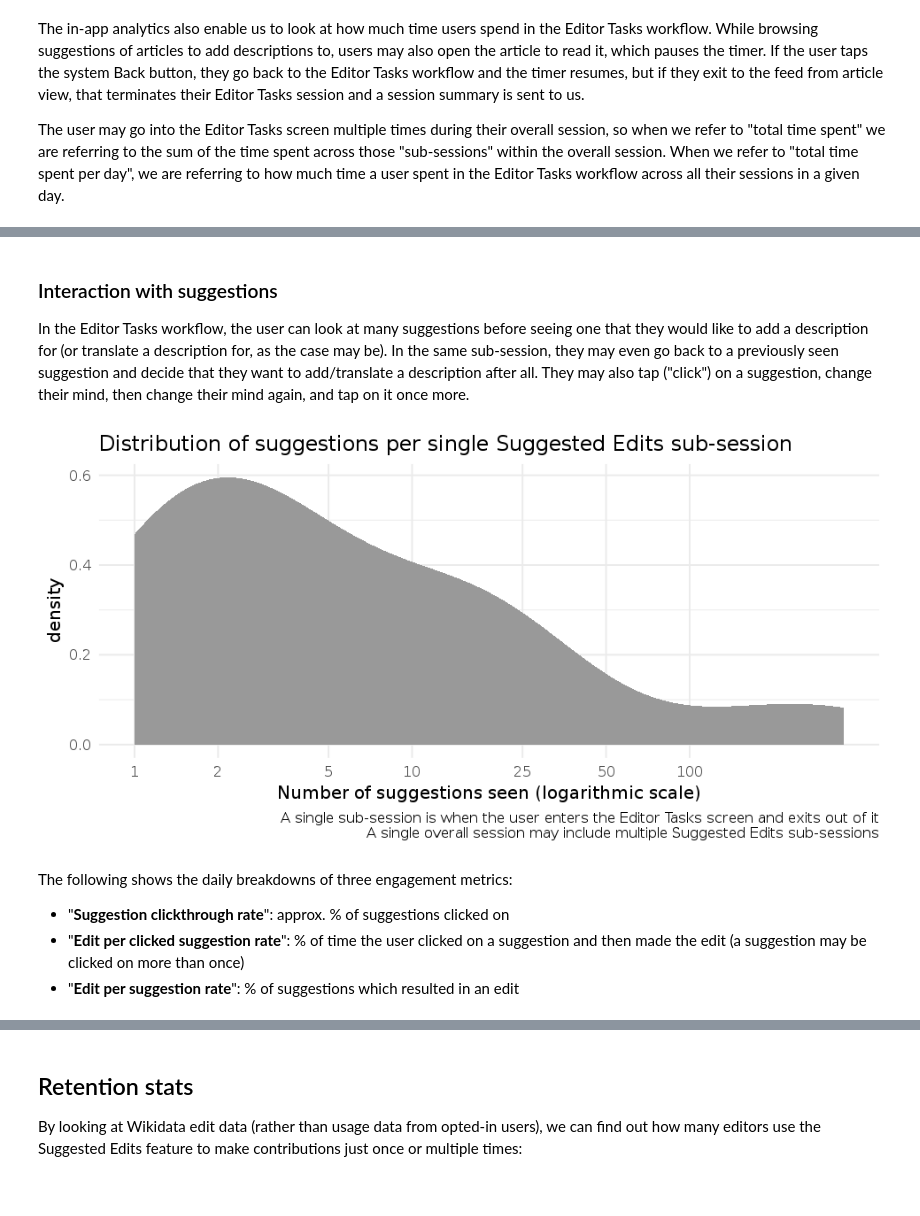
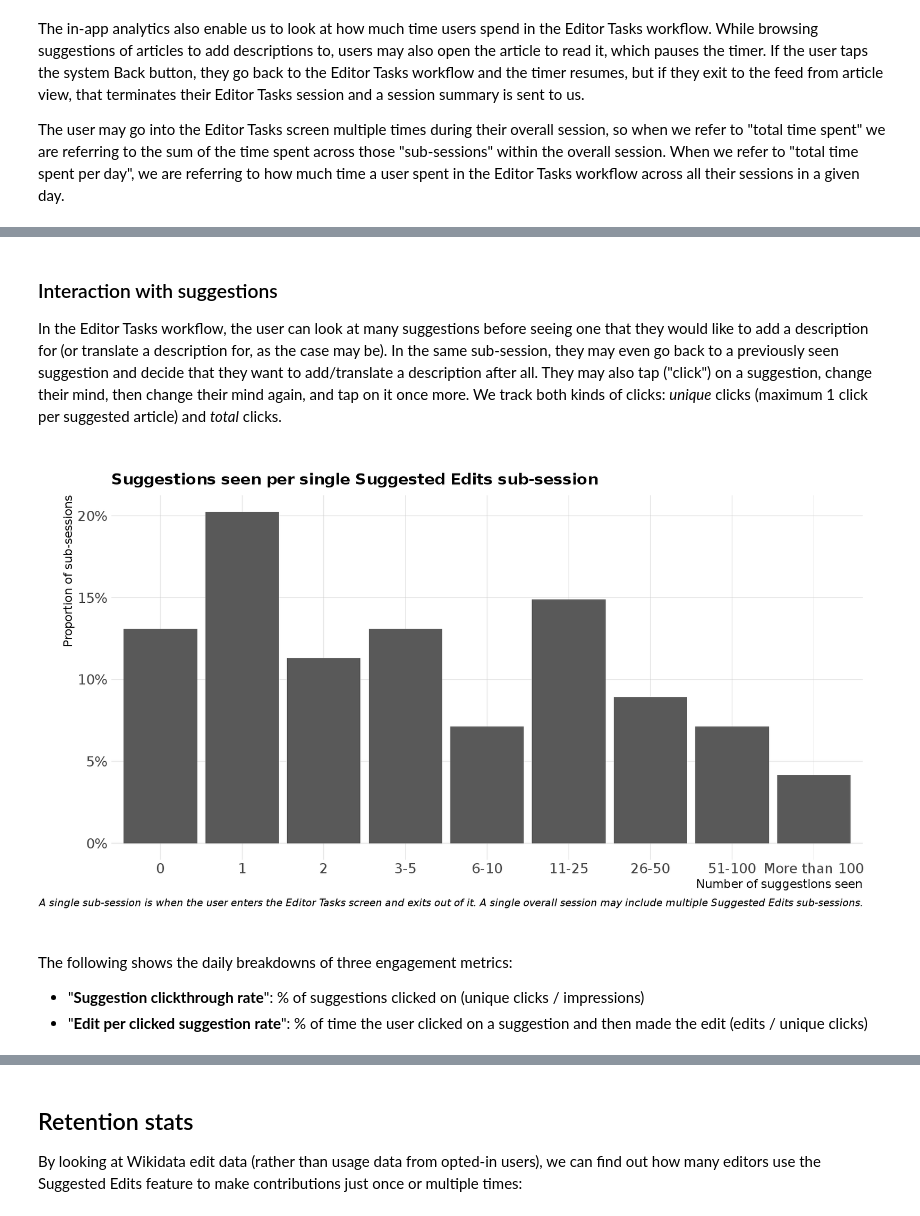
Before and after one commit to bearloga/wmf-android-suggested-edits, a Jupyter notebook: suggested-edits-v1.ipynb, the cells around one changed output, grey strips where cells are left out. Saved outputs shown, nothing was run; the diff lists cells and outputs as text; code cells hidden in the pictures.

```diff
--- a/suggested-edits-v1.ipynb
+++ b/suggested-edits-v1.ipynb
@@ -301,0 +284,11 @@ editor_data %>%
+# %%
+events <- suppress_messages_warnings(wmf::query_hive(el_query)) %>%
+    dplyr::as_tibble() %>%
+    mutate(
+        session_start_date = as.Date(session_start_date),
+        release = sub("^([0-9\\.]+)-([a-z]+)-[0-9]{4}-[0-9]{2}-[0-9]{2}$", "\\2", app_version),
+        version = sub("^([0-9\\.]+)-([a-z]+)-[0-9]{4}-[0-9]{2}-[0-9]{2}$", "\\1", app_version),
+        release = ifelse(release == "r", "production", release)
+    ) %>%
+    keep_where(release %in% c("production")) %>%
+    mutate(release = paste(polloi::capitalize_first_letter(release), "release"))
@@ -364,26 +505,39 @@ ggplot(daily_stats) +
 # %% [markdown]
 ### Interaction with suggestions
 
-In the Editor Tasks workflow, the user can look at many suggestions before seeing one that they would like to add a description for (or translate a description for, as the case may be). In the same sub-session, they may even go back to a previously seen suggestion and decide that they want to add/translate a description after all. They may also tap ("click") on a suggestion, change their mind, then change their mind again, and tap on it once more.
+In the Editor Tasks workflow, the user can look at many suggestions before seeing one that they would like to add a description for (or translate a description for, as the case may be). In the same sub-session, they may even go back to a previously seen suggestion and decide that they want to add/translate a description after all. They may also tap ("click") on a suggestion, change their mind, then change their mind again, and tap on it once more. We track both kinds of clicks: *unique* clicks (maximum 1 click per suggested article) and *total* clicks.
 # %%
-options(repr.plot.width = 8, repr.plot.height = 4)
-ggplot(keep_where(events, n_suggestions > 0), aes(x = n_suggestions)) +
-    geom_density(color = NA, fill = "gray60", adjust = 1.1) +
-    scale_x_log10(labels = compress, breaks = c(1, 2, 5, 10, 25, 50, 100, 1000), minor_breaks = NULL) +
-    scale_y_continuous() +
-    theme_min() +
+options(repr.plot.width = 14, repr.plot.height = 8)
+
+suggestions_seen_per_subsession <- events %>%
+    keep_where(session_start_date >= (max(events$session_start_date) - 30)) %>%
+    mutate(f_suggestions = cut(n_suggestions, c(-Inf, 0, 1, 2, 5, 10, 25, 50, 100, Inf)))
+
+levels(suggestions_seen_per_subsession$f_suggestions) <- c(
+  "0", "1", "2", "3-5", "6-10", "11-25", "26-50", "51-100", "More than 100"
+)
+
+suggestions_seen_per_subsession %>%
+    dplyr::count(f_suggestions) %>%
+    mutate(prop = n / sum(n)) %>%
+    ggplot(aes(x = f_suggestions, y = prop)) +
+    geom_col() +
+    scale_y_continuous(labels = scales::percent_format(1)) +
+    hrbrthemes::theme_ipsum("DejaVu Sans", base_size = 16, strip_text_face = "bold",
+                            caption_size = 12, axis_title_size = 14, subtitle_size = 14, strip_text_size = 16) +
+    theme(legend.position = "bottom", panel.grid.minor.y = element_blank()) +
     labs(
-        x = "Number of suggestions seen (logarithmic scale)",
-        title = "Distribution of suggestions per single Suggested Edits sub-session",
-        caption = "A single sub-session is when the user enters the Editor Tasks screen and exits out of it\nA single overall session may include multiple Suggested Edits sub-sessions"
+        x = "Number of suggestions seen", y = "Proportion of sub-sessions",
+        title = "Suggestions seen per single Suggested Edits sub-session",
+        caption = "A single sub-session is when the user enters the Editor Tasks screen and exits out of it. A single overall session may include multiple Suggested Edits sub-sessions."
     )
 # %% [output]
-[figure, old version]
+[figure, new version]
 # %% [markdown]
 The following shows the daily breakdowns of three engagement metrics:
 
-- "**Suggestion clickthrough rate**": approx. % of suggestions clicked on
-- "**Edit per clicked suggestion rate**": % of time the user clicked on a suggestion and then made the edit (a suggestion may be clicked on more than once)
-- "**Edit per suggestion rate**": % of suggestions which resulted in an edit
+- "**Suggestion clickthrough rate**": % of suggestions clicked on (unique clicks / impressions)
+- "**Edit per clicked suggestion rate**": % of time the user clicked on a suggestion and then made the edit (edits / unique clicks)
+<!-- - "**Edit per suggestion rate**": % of suggestions which resulted in an edit -->
 # %%
 tidy_rates <- daily_stats %>%
```
Also changed, not shown: parts of 46 cells of this notebook, 2 other files.
